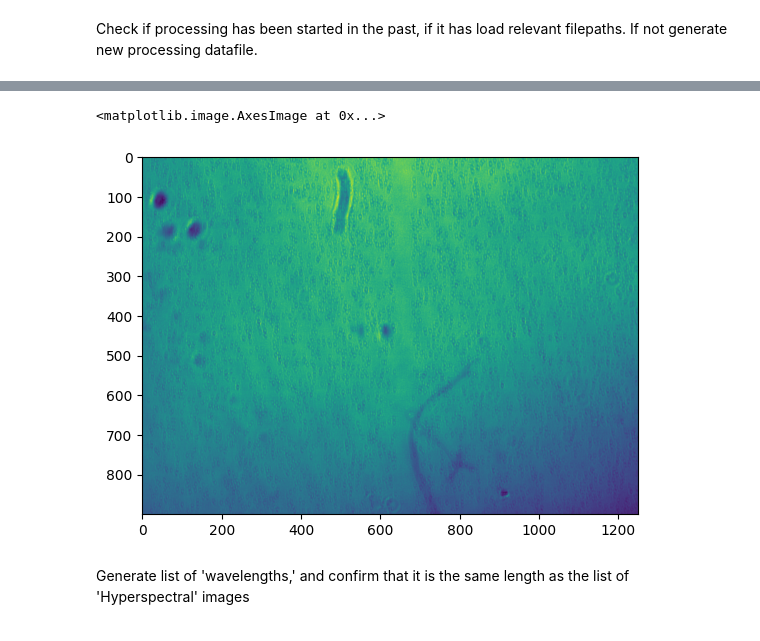
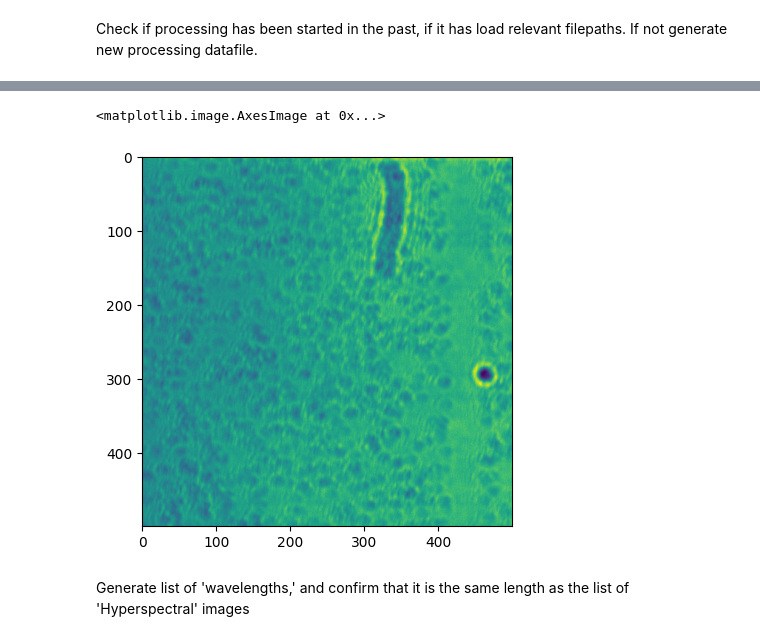
Before and after one commit to cr806/Phenospot, a Jupyter notebook: Phenospot_Analyse.ipynb, the cells around one changed output, grey strips where cells are left out. Saved outputs shown, nothing was run; the diff lists cells and outputs as text; code cells hidden in the pictures.

Commit message:
Changed hyperspectral image output so that it matches the sliced data used for analysis

```diff
--- a/Phenospot_Analyse.ipynb
+++ b/Phenospot_Analyse.ipynb
@@ -76,11 +76,11 @@ IndexError: list index out of range
 # %%
-zoom_in_x = slice(250, 1500)
-zoom_in_y = slice(100, 1000)
+zoom_in_x = slice(400, 900)
+zoom_in_y = slice(120, 620)
 zoom_in = temp_im[zoom_in_y, zoom_in_x]
 plt.imshow(zoom_in)
 # %% [output]
 <matplotlib.image.AxesImage at 0x...>
-[figure, old version]
+[figure, new version]
 # %% [markdown]
 Generate list of 'wavelengths,' and confirm that it is the same length as the list of 'Hyperspectral' images
 # %%
```
Also changed, not shown: parts of 8 cells of this notebook.
